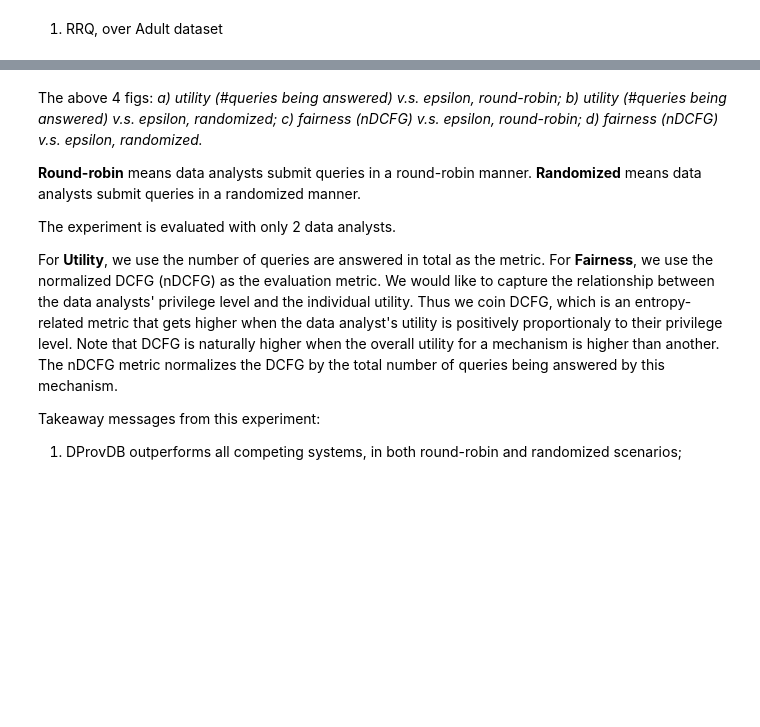
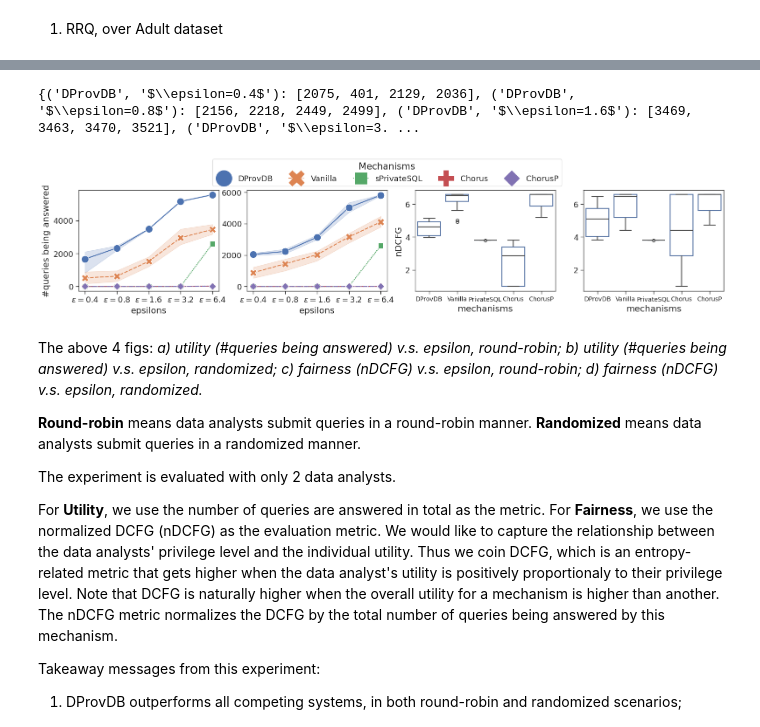
Before and after one commit to DProvDB/DProvDB, a Jupyter notebook: plot_code/Plot_conf_Ver.ipynb, the cells around one changed output, grey strips where cells are left out. Drawn from its saved outputs; the diff is of its cells as text; code cells hidden in the pictures; blank space fills up the shorter version.

Commit message:
data and plotting code for varying delta exp

```diff
--- a/plot_code/Plot_conf_Ver.ipynb
+++ b/plot_code/Plot_conf_Ver.ipynb
@@ -115,7 +122,7 @@ print(adult_rr_utility)
 
 data = pd.Series(adult_rr_utility).reset_index()
 data.columns = ['mechanisms', 'epsilons', 'utility']
-data = data.explode("utility")
+data = data.explode("utility").reset_index().drop(columns=['index'])
 line = sns.lineplot(data=data, x='epsilons', y='utility', hue='mechanisms', linewidth=1.5, ax=axes[0], style="mechanisms", markers=True, markersize=12, dashes=True)
 sns.move_legend(axes[0], "lower center", bbox_to_anchor=(2.2, 1), ncol=5, title="Mechanisms", frameon=True, markerscale=2.3, fontsize=13, title_fontsize=15)
 axes[0].set(ylabel="#queries being answered")
@@ -124,42 +131,45 @@ axes[0].set(ylabel="#queries being answered")
 
 data = pd.Series(adult_r_utility).reset_index()
 data.columns = ['mechanisms', 'epsilons', 'utility']
-data = data.explode("utility")
+data = data.explode("utility").reset_index().drop(columns=['index'])
 sns.lineplot(data=data, x='epsilons', y='utility', hue='mechanisms', linewidth=1.5, ax=axes[1], legend=False, style="mechanisms", markers=True, markersize=12, dashes=True)
 axes[1].set(ylabel=None)
 
 hatches = ['/', '..', 'xx', '\\', '|']
 
 data = pd.Series(adult_rr_fairness).reset_index()
 data.columns = ['mechanisms', 'epsilons', 'nDCFG']
-data = data.explode("nDCFG")
+data = data.explode("nDCFG").reset_index().drop(columns=['index'])
 sns.boxplot(data=data, x='mechanisms', y='nDCFG', linewidth=1.5, ax=axes[2])
 axes[2].set_xticklabels(["DProvDB", "Vanilla", "PrivateSQL", "Chorus", "ChorusP"], fontsize=10)
 patches = [patch for patch in axes[2].patches if type(patch) == mpl.patches.PathPatch]
 h = hatches * (len(patches) // len(hatches))
 for patch, hatch in zip(patches, h):
 #     patch.set_hatch(hatch)
     fc = patch.get_facecolor()
     patch.set_edgecolor(fc)
     patch.set_facecolor('none')
 
 
 data = pd.Series(adult_r_fairness).reset_index()
 data.columns = ['mechanisms', 'epsilons', 'nDCFG']
-data = data.explode("nDCFG")
+data = data.explode("nDCFG").reset_index().drop(columns=['index'])
 sns.boxplot(data=data, x='mechanisms', y='nDCFG', linewidth=1.5, ax=axes[3])
 axes[3].set(ylabel=None)
 axes[3].set_xticklabels(["DProvDB", "Vanilla", "PrivateSQL", "Chorus", "ChorusP"], fontsize=10)
 patches = [patch for patch in axes[3].patches if type(patch) == mpl.patches.PathPatch]
 h = hatches * (len(patches) // len(hatches))
 for patch, hatch in zip(patches, h):
 #     patch.set_hatch(hatch)
     fc = patch.get_facecolor()
     patch.set_edgecolor(fc)
     patch.set_facecolor('none')
 
 
 plt.savefig('end_to_end.pdf', dpi=600, bbox_inches='tight')
+# %% [output]
+{('DProvDB', '$\\epsilon=0.4$'): [2075, 401, 2129, 2036], ('DProvDB', '$\\epsilon=0.8$'): [2156, 2218, 2449, 2499], ('DProvDB', '$\\epsilon=1.6$'): [3469, 3463, 3470, 3521], ('DProvDB', '$\\epsilon=3. ...
+[figure, added]
 # %% [markdown]
 The above 4 figs: *a) utility (#queries being answered) v.s. epsilon, round-robin; b) utility (#queries being answered) v.s. epsilon, randomized; c) fairness (nDCFG) v.s. epsilon, round-robin; d) fairness (nDCFG) v.s. epsilon, randomized.*
 
```
Also changed, not shown: parts of 9 cells of this notebook, 16 other files.
